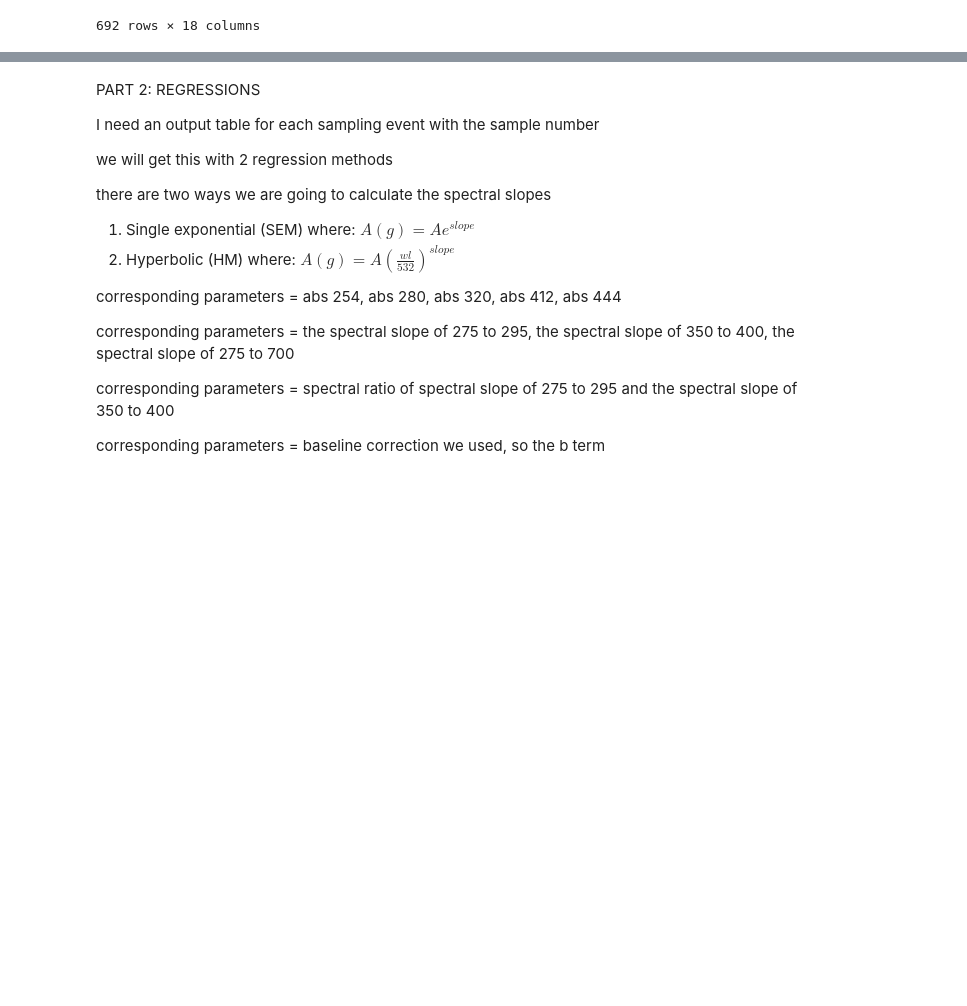
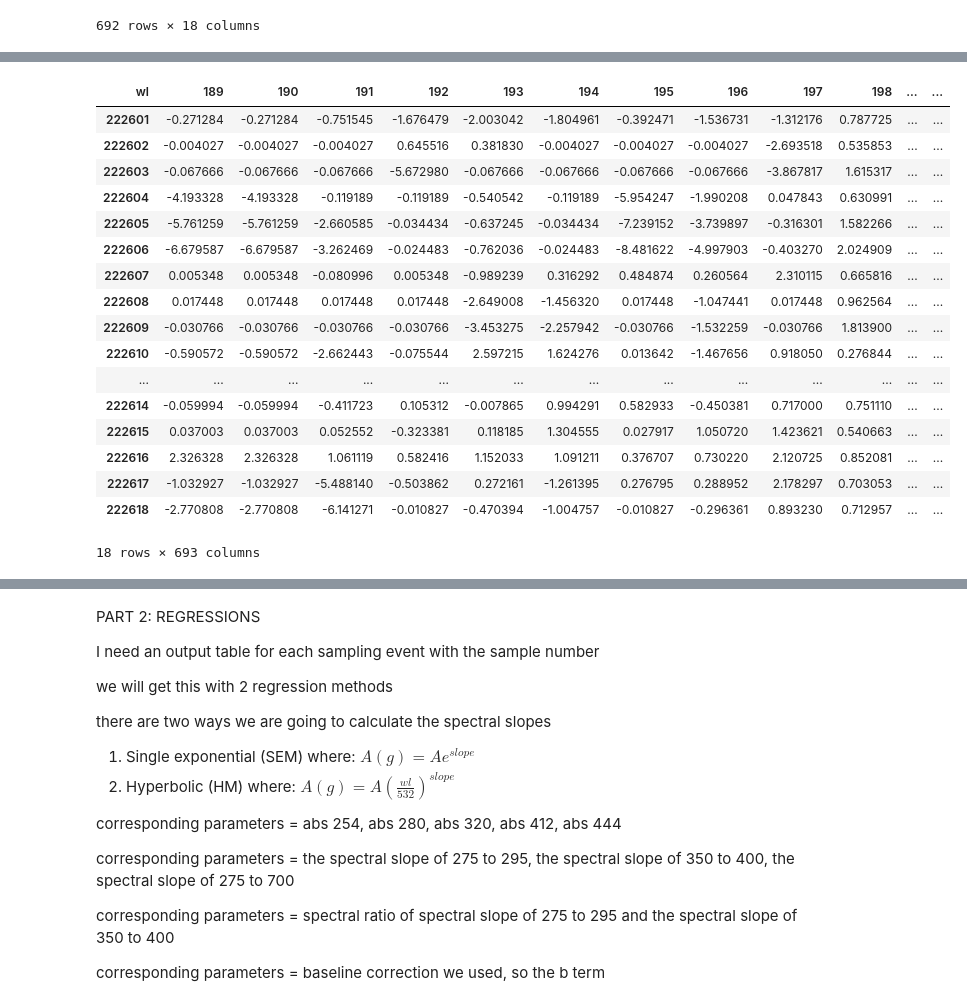
Before and after one commit to Hanna-the-explorer/NASA_Jupyter_Projects, a Jupyter notebook: DATA_Processing_codes/CDOM_DATA_PROCESS.ipynb, the cells around one changed output, grey strips where cells are left out. Saved outputs shown, nothing was run; the diff lists cells and outputs as text; code cells hidden in the pictures; blank space fills up the shorter version.

```diff
--- a/DATA_Processing_codes/CDOM_DATA_PROCESS.ipynb
+++ b/DATA_Processing_codes/CDOM_DATA_PROCESS.ipynb
@@ -124,10 +140,29 @@ df = df[:] - df[486:537].mean(axis=0) # here we correct the data by that average
 # %%
 #HERE WE MAKE A COPY OF THE DATA THAT IS VERTICAL SO JB LIKES IT
 Abs_data = df.transpose(copy=False)
 Abs_data['bcorr'] = bcorr
 Abs_data
 
 #save it as a CSV to the propor location with the correct file name
-Abs_data.to_csv(path_1)
+#Abs_data.to_csv(path_1)
+# %% [output]
+| wl | 189 | 190 | 191 | 192 | 193 | 194 | 195 | 196 | 197 | 198 | ... | ... |
+| 222601 | -0.271284 | -0.271284 | -0.751545 | -1.676479 | -2.003042 | -1.804961 | -0.392471 | -1.536731 | -1.312176 | 0.787725 | ... | ... |
+| 222602 | -0.004027 | -0.004027 | -0.004027 | 0.645516 | 0.381830 | -0.004027 | -0.004027 | -0.004027 | -2.693518 | 0.535853 | ... | ... |
+| 222603 | -0.067666 | -0.067666 | -0.067666 | -5.672980 | -0.067666 | -0.067666 | -0.067666 | -0.067666 | -3.867817 | 1.615317 | ... | ... |
+| 222604 | -4.193328 | -4.193328 | -0.119189 | -0.119189 | -0.540542 | -0.119189 | -5.954247 | -1.990208 | 0.047843 | 0.630991 | ... | ... |
+| 222605 | -5.761259 | -5.761259 | -2.660585 | -0.034434 | -0.637245 | -0.034434 | -7.239152 | -3.739897 | -0.316301 | 1.582266 | ... | ... |
+| 222606 | -6.679587 | -6.679587 | -3.262469 | -0.024483 | -0.762036 | -0.024483 | -8.481622 | -4.997903 | -0.403270 | 2.024909 | ... | ... |
+| 222607 | 0.005348 | 0.005348 | -0.080996 | 0.005348 | -0.989239 | 0.316292 | 0.484874 | 0.260564 | 2.310115 | 0.665816 | ... | ... |
+| 222608 | 0.017448 | 0.017448 | 0.017448 | 0.017448 | -2.649008 | -1.456320 | 0.017448 | -1.047441 | 0.017448 | 0.962564 | ... | ... |
+| 222609 | -0.030766 | -0.030766 | -0.030766 | -0.030766 | -3.453275 | -2.257942 | -0.030766 | -1.532259 | -0.030766 | 1.813900 | ... | ... |
+| 222610 | -0.590572 | -0.590572 | -2.662443 | -0.075544 | 2.597215 | 1.624276 | 0.013642 | -1.467656 | 0.918050 | 0.276844 | ... | ... |
+| ... | ... | ... | ... | ... | ... | ... | ... | ... | ... | ... | ... | ... |
+| 222614 | -0.059994 | -0.059994 | -0.411723 | 0.105312 | -0.007865 | 0.994291 | 0.582933 | -0.450381 | 0.717000 | 0.751110 | ... | ... |
+| 222615 | 0.037003 | 0.037003 | 0.052552 | -0.323381 | 0.118185 | 1.304555 | 0.027917 | 1.050720 | 1.423621 | 0.540663 | ... | ... |
+| 222616 | 2.326328 | 2.326328 | 1.061119 | 0.582416 | 1.152033 | 1.091211 | 0.376707 | 0.730220 | 2.120725 | 0.852081 | ... | ... |
+| 222617 | -1.032927 | -1.032927 | -5.488140 | -0.503862 | 0.272161 | -1.261395 | 0.276795 | 0.288952 | 2.178297 | 0.703053 | ... | ... |
+| 222618 | -2.770808 | -2.770808 | -6.141271 | -0.010827 | -0.470394 | -1.004757 | -0.010827 | -0.296361 | 0.893230 | 0.712957 | ... | ... |
+18 rows × 693 columns
 # %%
 #HERE, WE MAKE A QUICK AND DIRTY GRAPH OF THE DATA TO SAVE AND CHECK WORK
```
Also changed, not shown: parts of 3 cells of this notebook, 14 other files.
